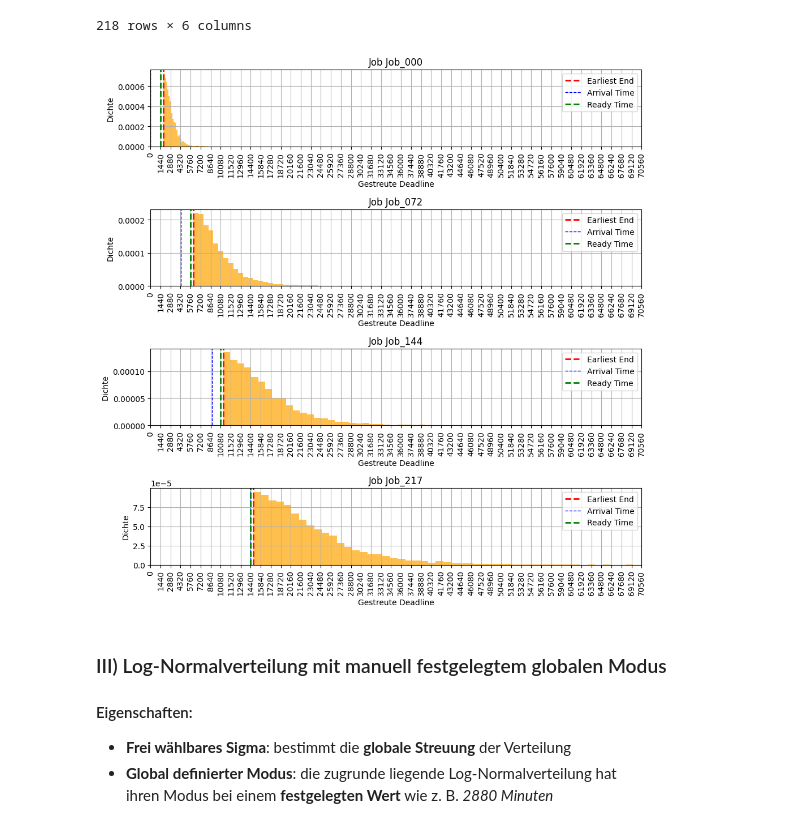
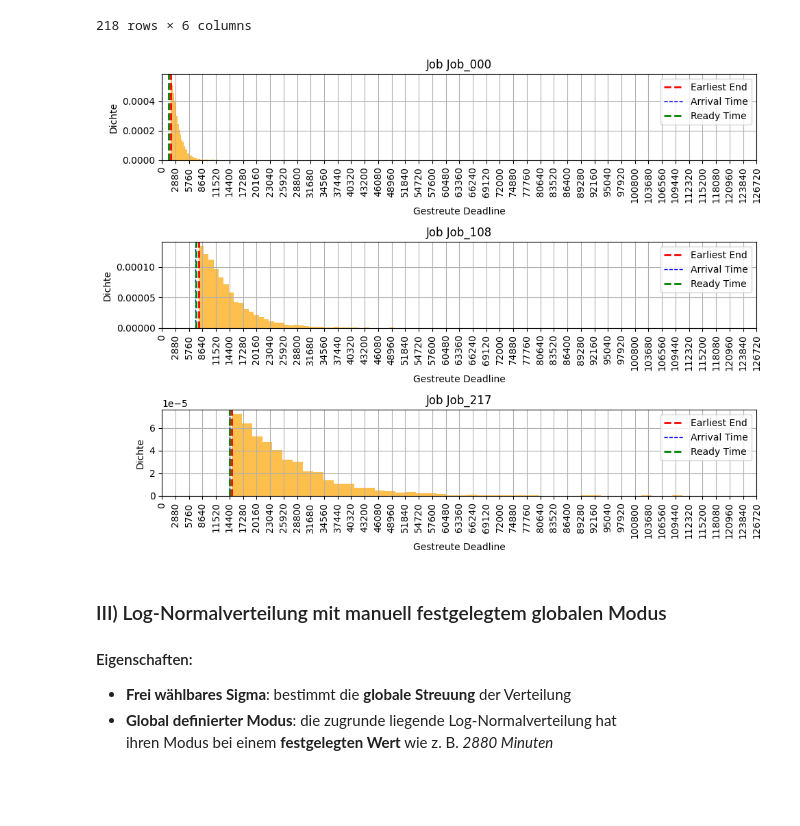
Before and after one commit to konrad-adamski/HTWD_Minimalinvasives_Job-Shop_Scheduling, a Jupyter notebook: notebooks/01_Time_Conditions/21_Deadlines.ipynb, the cells around one changed output. Saved outputs shown, nothing was run; the diff lists cells and outputs as text; code cells hidden in the pictures; blank space fills up the shorter version.

Commit message:
Deadlines

```diff
--- a/notebooks/01_Time_Conditions/21_Deadlines.ipynb
+++ b/notebooks/01_Time_Conditions/21_Deadlines.ipynb
@@ -93,7 +93,7 @@ def assign_deadline_lists(df, sigma=0.5, seed=41, size=1000):
 # %% [markdown]
 > alle Zufallszahlen (ungefilltert)
 # %%
-def plot_random_deadline_distributions(df, n=3, seed=42):
+def plot_random_deadline_distributions(df, n=3, seed=42, steps= 1440):
     """
     Plottet Histogramme der gestreuten Deadlines für n zufällig gewählte Jobs.
     Alle Plots haben dieselbe x-Achse für bessere Vergleichbarkeit.
@@ -114,7 +114,7 @@ def plot_random_deadline_distributions(df, n=3, seed=42):
 
     # Globales Maximum über alle Deadline-Listen für einheitliche x-Achse
     x_max = max(max(row["Deadline_List"]) for _, row in df_plot.iterrows())
-    x_ticks = np.arange(0, x_max + 1440, 1440)  # Schritte in 1440er-Einheiten
+    x_ticks = np.arange(0, x_max + steps, steps)  # Schritte in 1440er-Einheiten
 
 
     fig, axes = plt.subplots(n, 1, figsize=(10, n * 2.5))
@@ -338,10 +338,10 @@ def assign_log_normal_deadline_lists_with_mode(df, sigma=0.5, basic_slack=0, see
     df["Deadline_List"] = deadline_lists
     return df
 # %%
-df = assign_log_normal_deadline_lists_with_mode(df_jobs_times, sigma=0.4, basic_slack= 0, size=5000)
-plot_random_deadline_distributions(df, n=4)
+df = assign_log_normal_deadline_lists_with_mode(df_jobs_times, sigma=0.5, basic_slack= 0, size=5000)
+plot_random_deadline_distributions(df, n=3, steps= 2880)
 # %% [output]
-[figure, old version]
+[figure, new version]
 # %% [markdown]
 ### III) Log-Normalverteilung mit manuell festgelegtem globalen Modus
 
```
Also changed, not shown: parts of 4 cells of this notebook.
